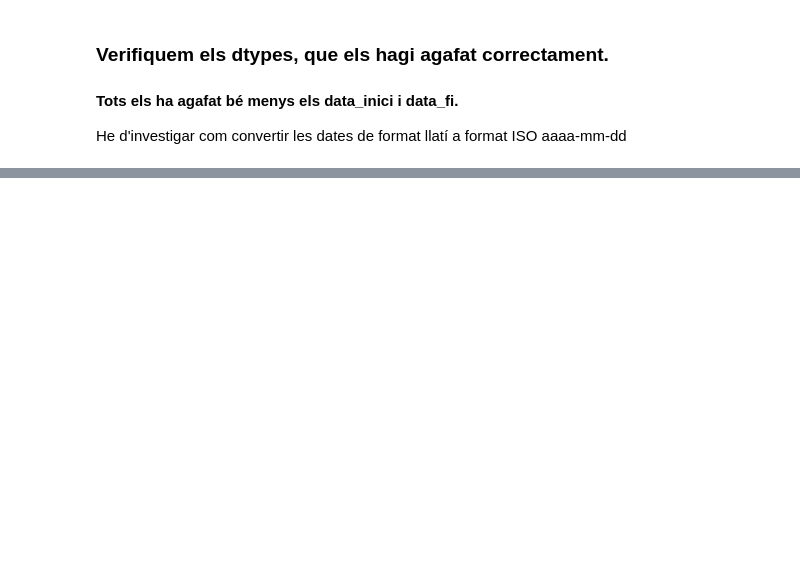
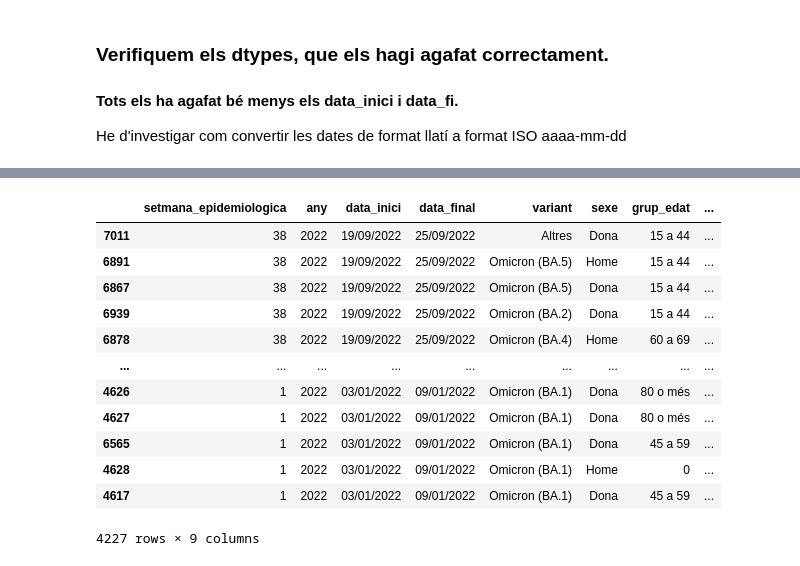
Before and after one commit to miquelamorosaldev/dawbio2-m14-bioinformatica-curs2022-2023-uf1-uf2, a Jupyter notebook: A026_PracticaExemple_Covid19Variants/exemplept1-profes.ipynb, the cells around one changed output, grey strips where cells are left out. Saved outputs shown, nothing was run; the diff lists cells and outputs as text; code cells hidden in the pictures; blank space fills up the shorter version.

```diff
--- a/A026_PracticaExemple_Covid19Variants/exemplept1-profes.ipynb
+++ b/A026_PracticaExemple_Covid19Variants/exemplept1-profes.ipynb
@@ -139,0 +231,23 @@ Tot seguit procedim a eliminar-los.
+# %%
+df_q5: pd.DataFrame = copy.deepcopy(df_seqvariants_covid)
+
+mask_question5 = (df_q5['nom_regio'] == 'BARCELONA')
+df_q5 = df_q5.loc[mask_question5]
+
+df_q5.drop(columns=['nom_regio','nom_ambit'],inplace=True)
+
+df_q5.sort_values(by='setmana_epidemiologica', ascending=False)
+# %% [output]
+|  | setmana_epidemiologica | any | data_inici | data_final | variant | sexe | grup_edat | ... |
+| 7011 | 38 | 2022 | 19/09/2022 | 25/09/2022 | Altres | Dona | 15 a 44 | ... |
+| 6891 | 38 | 2022 | 19/09/2022 | 25/09/2022 | Omicron (BA.5) | Home | 15 a 44 | ... |
+| 6867 | 38 | 2022 | 19/09/2022 | 25/09/2022 | Omicron (BA.5) | Dona | 15 a 44 | ... |
+| 6939 | 38 | 2022 | 19/09/2022 | 25/09/2022 | Omicron (BA.2) | Dona | 15 a 44 | ... |
+| 6878 | 38 | 2022 | 19/09/2022 | 25/09/2022 | Omicron (BA.4) | Home | 60 a 69 | ... |
+| ... | ... | ... | ... | ... | ... | ... | ... | ... |
+| 4626 | 1 | 2022 | 03/01/2022 | 09/01/2022 | Omicron (BA.1) | Dona | 80 o més | ... |
+| 4627 | 1 | 2022 | 03/01/2022 | 09/01/2022 | Omicron (BA.1) | Dona | 80 o més | ... |
+| 6565 | 1 | 2022 | 03/01/2022 | 09/01/2022 | Omicron (BA.1) | Dona | 45 a 59 | ... |
+| 4628 | 1 | 2022 | 03/01/2022 | 09/01/2022 | Omicron (BA.1) | Home | 0 | ... |
+| 4617 | 1 | 2022 | 03/01/2022 | 09/01/2022 | Omicron (BA.1) | Dona | 45 a 59 | ... |
+4227 rows × 9 columns
```
Also changed, not shown: parts of 15 cells of this notebook, 3 other files.
